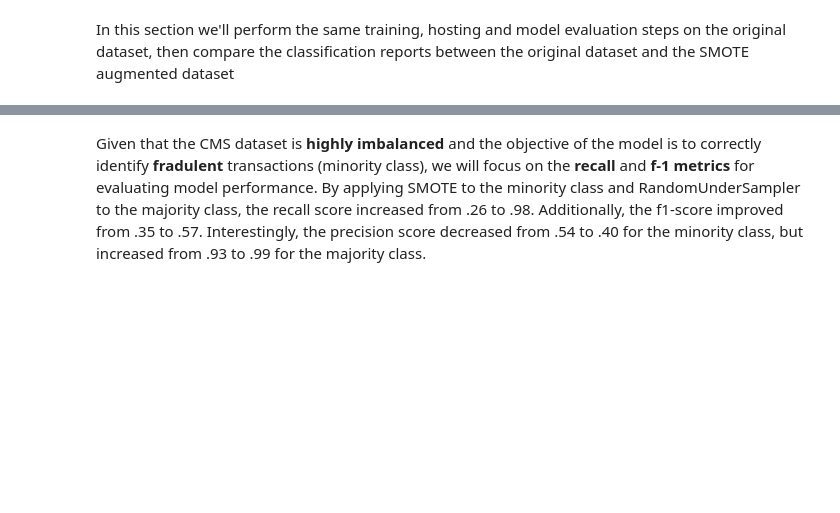
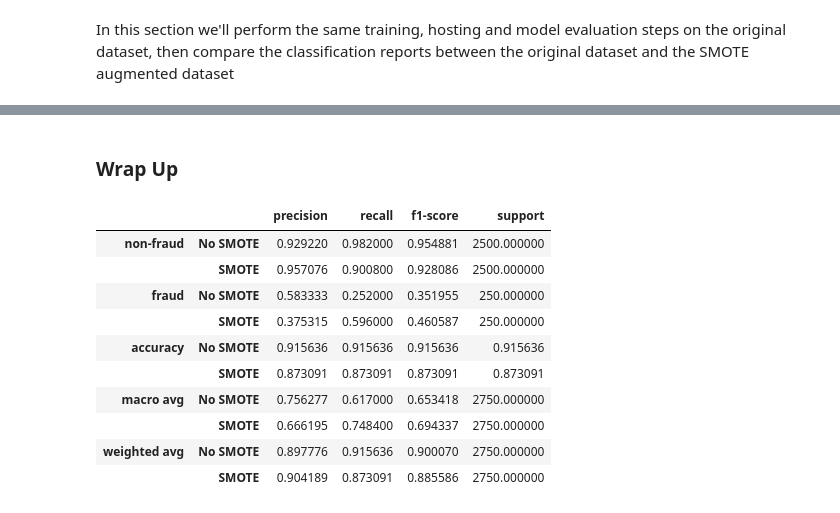
Before and after one commit to aws-samples/wwps-payment-integrity-solutions, a Jupyter notebook: reinvent_2022/classification.ipynb, the cells around one changed output, grey strips where cells are left out. Saved outputs shown, nothing was run; the diff lists cells and outputs as text; code cells hidden in the pictures; blank space fills up the shorter version.

```diff
--- a/reinvent_2022/classification.ipynb
+++ b/reinvent_2022/classification.ipynb
@@ -411,0 +538,8 @@ df_classification_report_smote
+# %%
+# Create a report showing the main classification metrics
+smote_cls_rpt = classification_report(
+    y_test, y_preds, target_names=['non-fraud', 'fraud'], digits=4, output_dict=True)
+
+# Render as DataFrame
+df_smote_cls_rpt = pd.DataFrame(smote_cls_rpt)
+df_smote_cls_rpt.T
@@ -457,9 +664,8 @@ clf.fit({'train': s3_orig_train_data, 'validation': s3_orig_test_data })
 # %%
-%%time
 # Serialize data to a CSV-formatted string
 csv_serializer = CSVSerializer()
 
 # Create a real-time inference endpoint that hosts our trained model
-xgb_predictor_orig = clf.deploy(initial_instance_count=1,
-                       instance_type='ml.m4.xlarge',
+xgb_predictor_baseline = clf_baseline.deploy(initial_instance_count=1,
+                       instance_type='ml.m5.xlarge',
                        serializer=csv_serializer)
@@ -466,4 +674,3 @@ xgb_predictor_orig = clf.deploy(initial_instance_count=1,
 # %%
-%%time
 # Test the model by invoking the real-time inference endpoint with observations from the test dataset
-y_preds_orig = predict(xgb_predictor_orig, X_test)
+y_preds_orig = predict(xgb_predictor_baseline, X_test)
@@ -485,0 +682,8 @@ df_classification_report_orig
+# %%
+# Create a report showing the main classification metrics
+no_smote_cls_rpt = classification_report(
+    y_test, y_preds_orig.round(), target_names=['non-fraud', 'fraud'], digits=4, output_dict=True)
+
+# Render as DataFrame
+df_no_smote_cls_rpt = pd.DataFrame(no_smote_cls_rpt)
+df_no_smote_cls_rpt.T
@@ -486,5 +697,20 @@ df_classification_report_orig
+# %% [markdown]
+### Wrap Up
 # %%
 # Compare the original (no SMOTE) and SMOTE classification reports
-df_classification_report_orig.compare(df_classification_report_smote, align_axis=0).rename(index={'self': 'No SMOTE', 'other': 'SMOTE'})
+df_no_smote_cls_rpt.T.compare(df_smote_cls_rpt.T,
+                              align_axis=0,
+                              keep_shape=True,
+                              keep_equal=True).rename(index={'self': 'No SMOTE', 'other': 'SMOTE'})
+# %% [output]
+|  |  | precision | recall | f1-score | support |
+| non-fraud | No SMOTE | 0.929220 | 0.982000 | 0.954881 | 2500.000000 |
+|  | SMOTE | 0.957076 | 0.900800 | 0.928086 | 2500.000000 |
+| fraud | No SMOTE | 0.583333 | 0.252000 | 0.351955 | 250.000000 |
+|  | SMOTE | 0.375315 | 0.596000 | 0.460587 | 250.000000 |
+| accuracy | No SMOTE | 0.915636 | 0.915636 | 0.915636 | 0.915636 |
+|  | SMOTE | 0.873091 | 0.873091 | 0.873091 | 0.873091 |
+| macro avg | No SMOTE | 0.756277 | 0.617000 | 0.653418 | 2750.000000 |
+|  | SMOTE | 0.666195 | 0.748400 | 0.694337 | 2750.000000 |
+| weighted avg | No SMOTE | 0.897776 | 0.915636 | 0.900070 | 2750.000000 |
+|  | SMOTE | 0.904189 | 0.873091 | 0.885586 | 2750.000000 |
-# %% [markdown]
-Given that the CMS dataset is **highly imbalanced** and the objective of the model is to correctly identify **fradulent** transactions (minority class), we will focus on the **recall** and **f-1 metrics** for evaluating model performance. By applying SMOTE to the minority class and RandomUnderSampler to the majority class, the recall score increased from .26 to .98. Additionally, the f1-score improved from .35 to .57. Interestingly, the precision score decreased from .54 to .40 for the minority class, but increased from .93 to .99 for the majority class.
```
Also changed, not shown: parts of 147 cells of this notebook.
